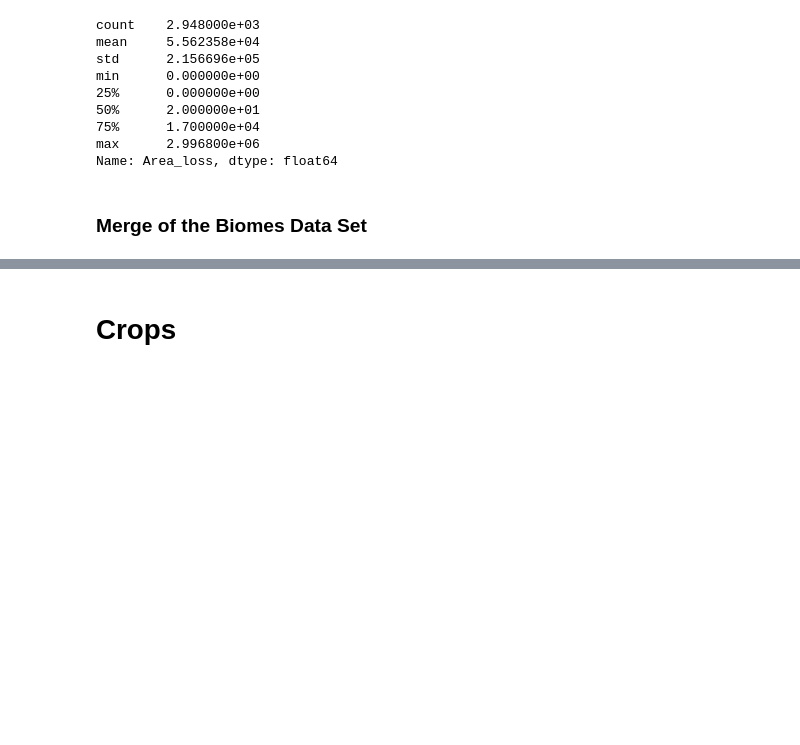
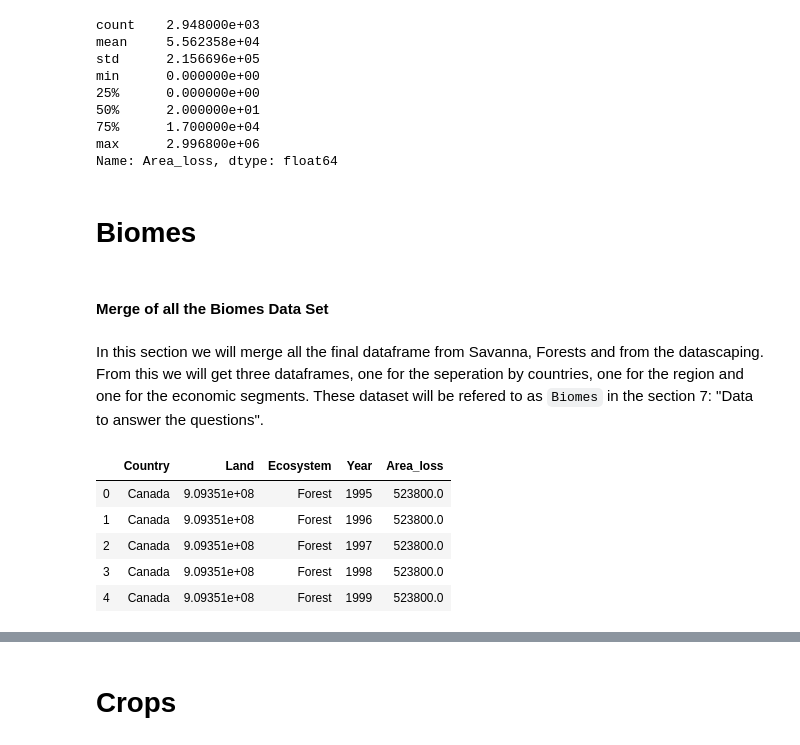
Before and after one commit to CeliaBenquet/Project_ADA, a Jupyter notebook: ada_project_true.ipynb, the cells around one changed output, grey strips where cells are left out. Saved outputs shown, nothing was run; the diff lists cells and outputs as text; code cells hidden in the pictures; blank space fills up the shorter version.

```diff
--- a/ada_project_true.ipynb
+++ b/ada_project_true.ipynb
@@ -465,6 +560,8 @@ min      0.000000e+00
 75%      1.700000e+04
 max      2.996800e+06
 Name: Area_loss, dtype: float64
+# %% [markdown]
+<a id="merge"></a>
+# Biomes
 # %% [markdown]
-<a id="merge"></a>
-### Merge of the Biomes Data Set
+#### Merge of all the Biomes Data Set
@@ -475,0 +568,17 @@ Name: Area_loss, dtype: float64
+# %% [markdown]
+In this section we will merge all the final dataframe from Savanna, Forests and from the datascaping. From this we will get three dataframes, one for the seperation by countries, one for the region and one for the economic segments. These dataset will be refered to as `Biomes` in the section 7: "Data to answer the questions".
+# %%
+# First we add the forest ecosystem to the ones from savanna for the Country datasets
+lossesCountry = forestsCountry.append(savannaCountry)
+
+# We add to this  the data from the scraping to get the total land area of each country
+land_areas = country_areas[["Country", "Land"]]
+biomesCountry = land_areas.merge(lossesCountry, on='Country')
+biomesCountry.head()
+# %% [output]
+|  | Country | Land | Ecosystem | Year | Area_loss |
+| 0 | Canada | 9.09351e+08 | Forest | 1995 | 523800.0 |
+| 1 | Canada | 9.09351e+08 | Forest | 1996 | 523800.0 |
+| 2 | Canada | 9.09351e+08 | Forest | 1997 | 523800.0 |
+| 3 | Canada | 9.09351e+08 | Forest | 1998 | 523800.0 |
+| 4 | Canada | 9.09351e+08 | Forest | 1999 | 523800.0 |
```
Also changed, not shown: parts of 25 cells of this notebook.
